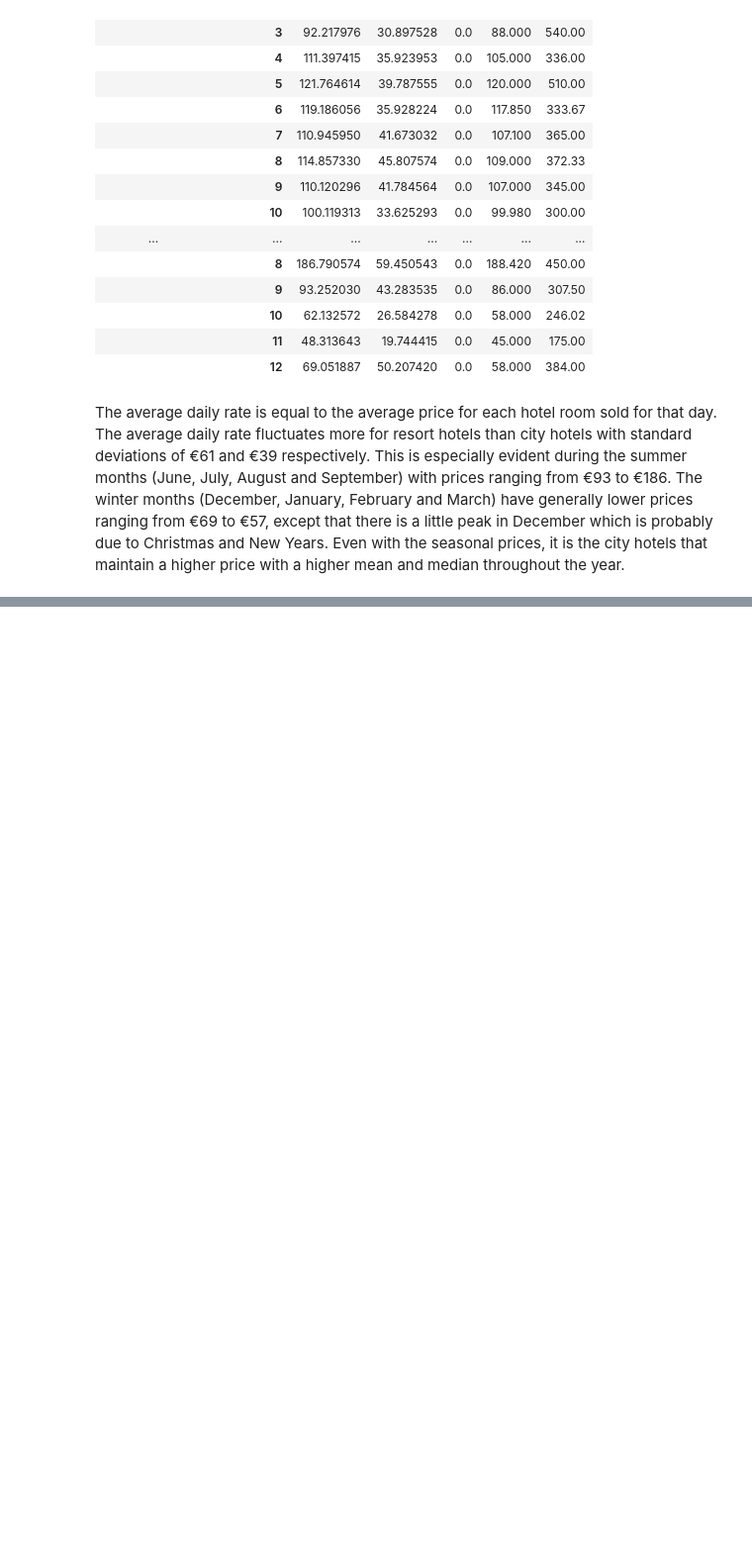
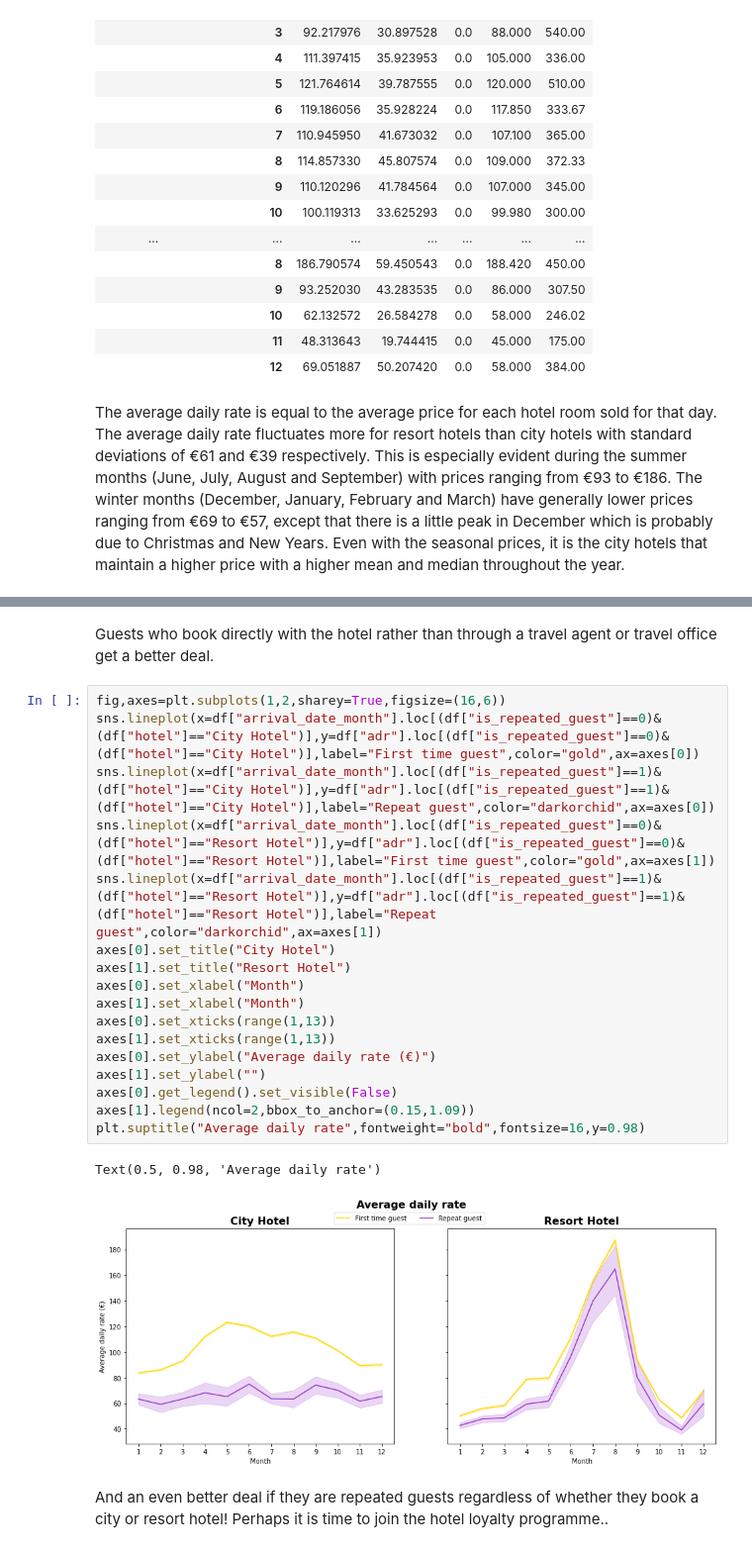
Before and after one commit to gracecmy/EDA-Hotel-Bookings, a Jupyter notebook: eda-hotel-bookings.ipynb, the cells around one changed output, grey strips where cells are left out. Shown at 99% size. Cells and saved outputs as stored; diff of their text form; blank space fills up the shorter version.

```diff
--- a/eda-hotel-bookings.ipynb
+++ b/eda-hotel-bookings.ipynb
@@ -658,0 +678,24 @@ The average daily rate is equal to the average price for each hotel room sold fo
+# %% [markdown]
+Guests who book directly with the hotel rather than through a travel agent or travel office get a better deal.
+# %%
+fig,axes=plt.subplots(1,2,sharey=True,figsize=(16,6))
+sns.lineplot(x=df["arrival_date_month"].loc[(df["is_repeated_guest"]==0)&(df["hotel"]=="City Hotel")],y=df["adr"].loc[(df["is_repeated_guest"]==0)&(df["hotel"]=="City Hotel")],label="First time guest",color="gold",ax=axes[0])
+sns.lineplot(x=df["arrival_date_month"].loc[(df["is_repeated_guest"]==1)&(df["hotel"]=="City Hotel")],y=df["adr"].loc[(df["is_repeated_guest"]==1)&(df["hotel"]=="City Hotel")],label="Repeat guest",color="darkorchid",ax=axes[0])
+sns.lineplot(x=df["arrival_date_month"].loc[(df["is_repeated_guest"]==0)&(df["hotel"]=="Resort Hotel")],y=df["adr"].loc[(df["is_repeated_guest"]==0)&(df["hotel"]=="Resort Hotel")],label="First time guest",color="gold",ax=axes[1])
+sns.lineplot(x=df["arrival_date_month"].loc[(df["is_repeated_guest"]==1)&(df["hotel"]=="Resort Hotel")],y=df["adr"].loc[(df["is_repeated_guest"]==1)&(df["hotel"]=="Resort Hotel")],label="Repeat guest",color="darkorchid",ax=axes[1])
+axes[0].set_title("City Hotel")
+axes[1].set_title("Resort Hotel")
+axes[0].set_xlabel("Month")
+axes[1].set_xlabel("Month")
+axes[0].set_xticks(range(1,13))
+axes[1].set_xticks(range(1,13))
+axes[0].set_ylabel("Average daily rate (€)")
+axes[1].set_ylabel("")
+axes[0].get_legend().set_visible(False)
+axes[1].legend(ncol=2,bbox_to_anchor=(0.15,1.09))
+plt.suptitle("Average daily rate",fontweight="bold",fontsize=16,y=0.98)
+# %% [output]
+Text(0.5, 0.98, 'Average daily rate')
+[figure, added]
+# %% [markdown]
+And an even better deal if they are repeated guests regardless of whether they book a city or resort hotel! Perhaps it is time to join the hotel loyalty programme..
```
Also changed, not shown: parts of 11 cells of this notebook.
